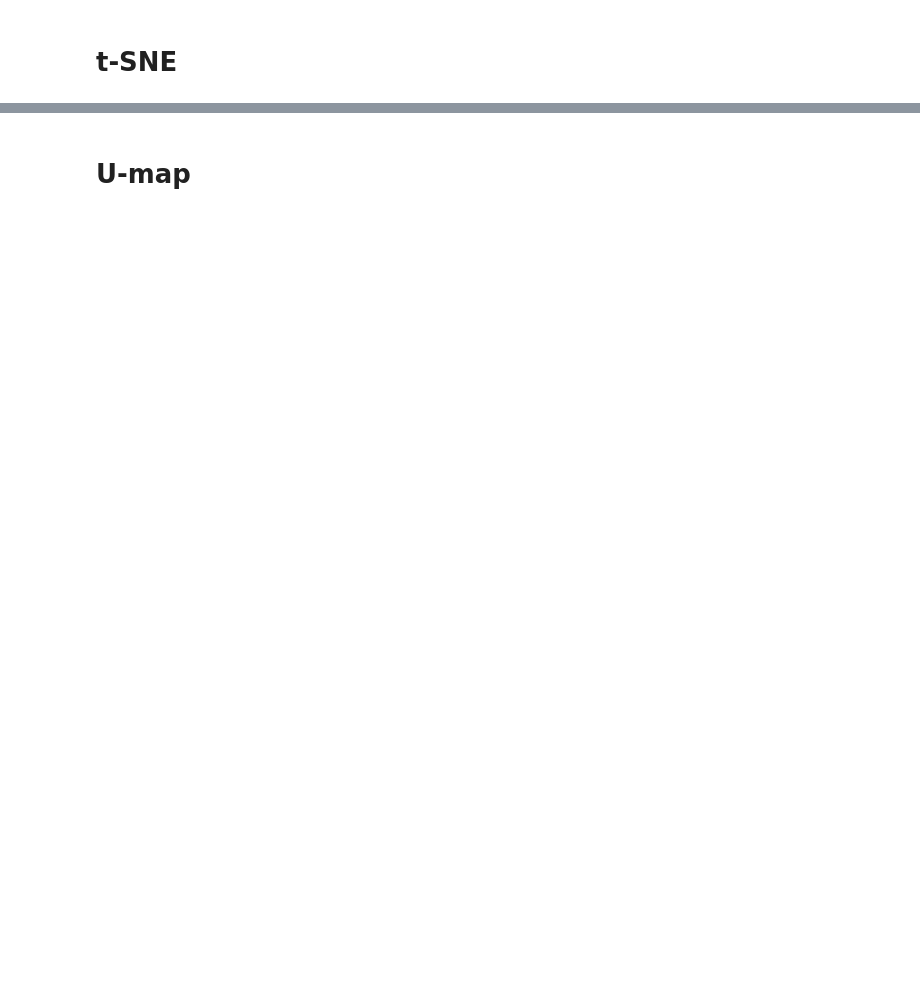
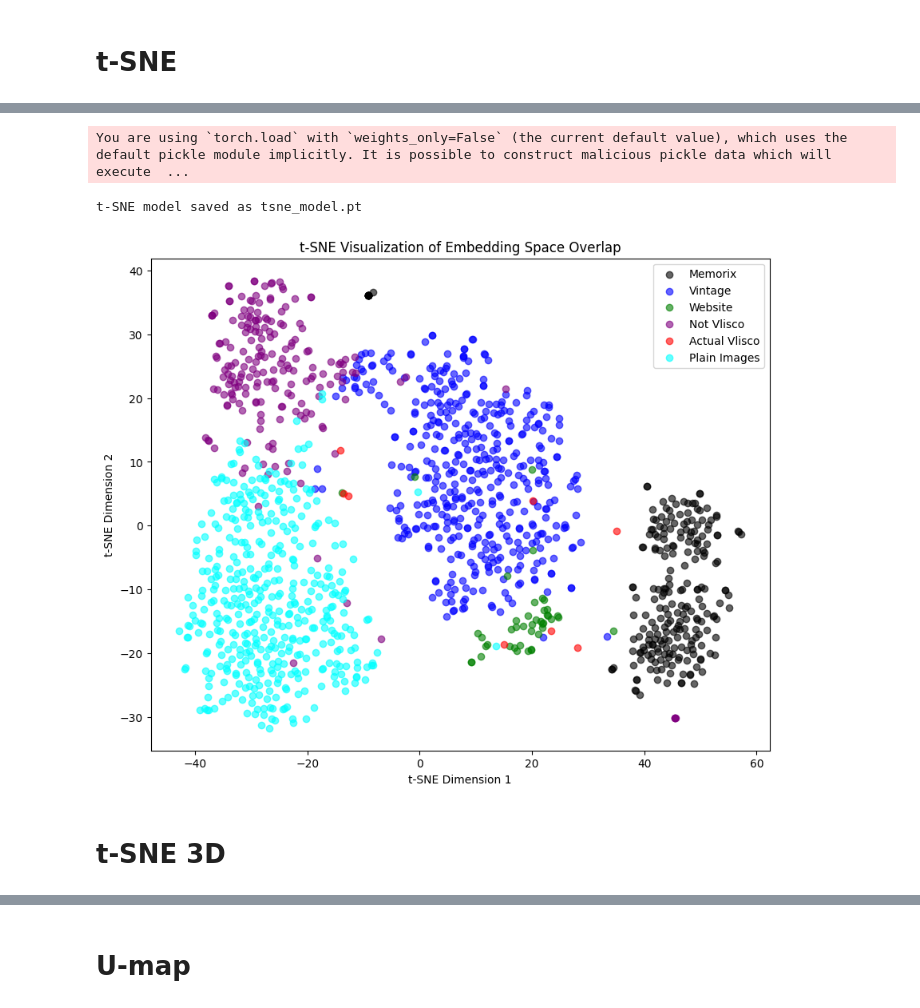
Before and after one commit to mtilerisoy/ML-based-Image-Matching, a Jupyter notebook: analysis/dim_reduction_analysis.ipynb, the cells around one changed output, grey strips where cells are left out. Saved outputs shown, nothing was run; the diff lists cells and outputs as text; code cells hidden in the pictures; blank space fills up the shorter version.

```diff
--- a/analysis/dim_reduction_analysis.ipynb
+++ b/analysis/dim_reduction_analysis.ipynb
@@ -135,0 +182,25 @@ t-SNE model saved as tsne_model.pt
+# %%
+# List of embedding tensors and corresponding dataset names
+# embedding_tensors = [memorix_image_embeddings, website_image_embeddings, vintage_image_embeddings, fashion_image_0_embeddings, fashion_image_1_embeddings, possible_vlisco_embeddings_week_10, possible_vlisco_embeddings_week_11, not_vlisco_embeddings, possible_vlisco_embeddings]
+# dataset_names = ['Memorix', 'Website', 'Vintage', 'Fashion Plain', 'Fashion Intricate', 'Possible Vlisco Week 10', 'Possible Vlisco Week 11', 'Not Vlisco', 'Possible Vlisco']
+
+embedding_tensors = [memorix_image_embeddings, vintage_image_embeddings, website_image_embeddings, not_vlisco_embeddings, actual_vlisco_embeddings, fashion_image_0_embeddings]
+dataset_names = ['Memorix', 'Vintage', 'Website', 'Not Vlisco', 'Actual Vlisco', 'Plain Images']
+
+
+# Call the function
+all_embeddings, all_labels, embeddings_2d_tsne = visualize_embeddings_with_tsne(embedding_tensors, dataset_names)
+
+# # Assuming embedding_tensors is a list of tensors and dataset_names is a list of names
+# selected_indices = [0, 2, 5, 6, 7, 8]
+# selected_embeddings = [embedding_tensors[i] for i in selected_indices]
+# selected_labels = [dataset_names[i] for i in selected_indices]
+
+# # Now you can pass the selected embeddings and labels to your function
+# all_embeddings, all_labels = visualize_embeddings_with_tsne(all_embeddings, all_labels)
+# %% [output]
+You are using `torch.load` with `weights_only=False` (the current default value), which uses the default pickle module implicitly. It is possible to construct malicious pickle data which will execute  ...
+t-SNE model saved as tsne_model.pt
+[figure, added]
+# %% [markdown]
+# t-SNE 3D
```
Also changed, not shown: parts of 13 cells of this notebook.
